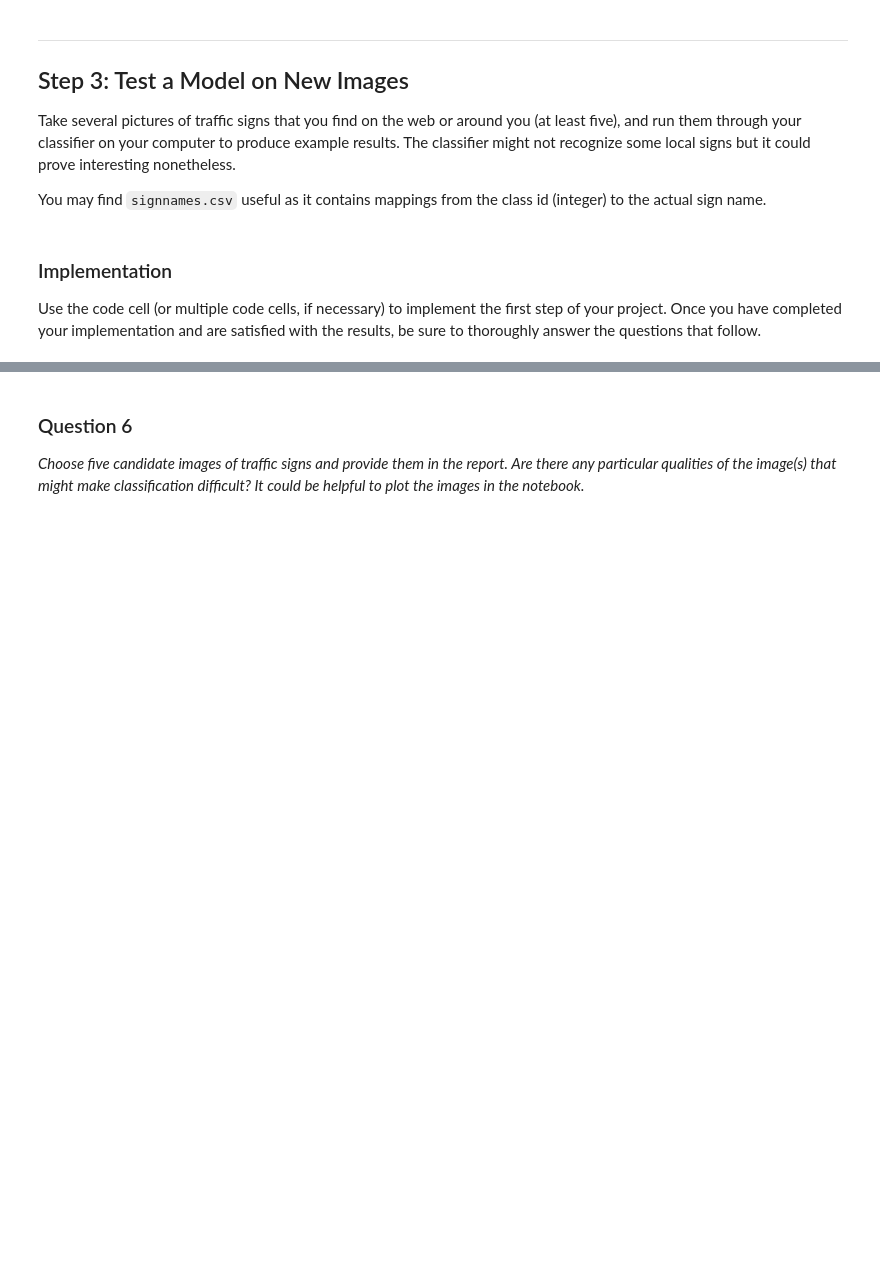
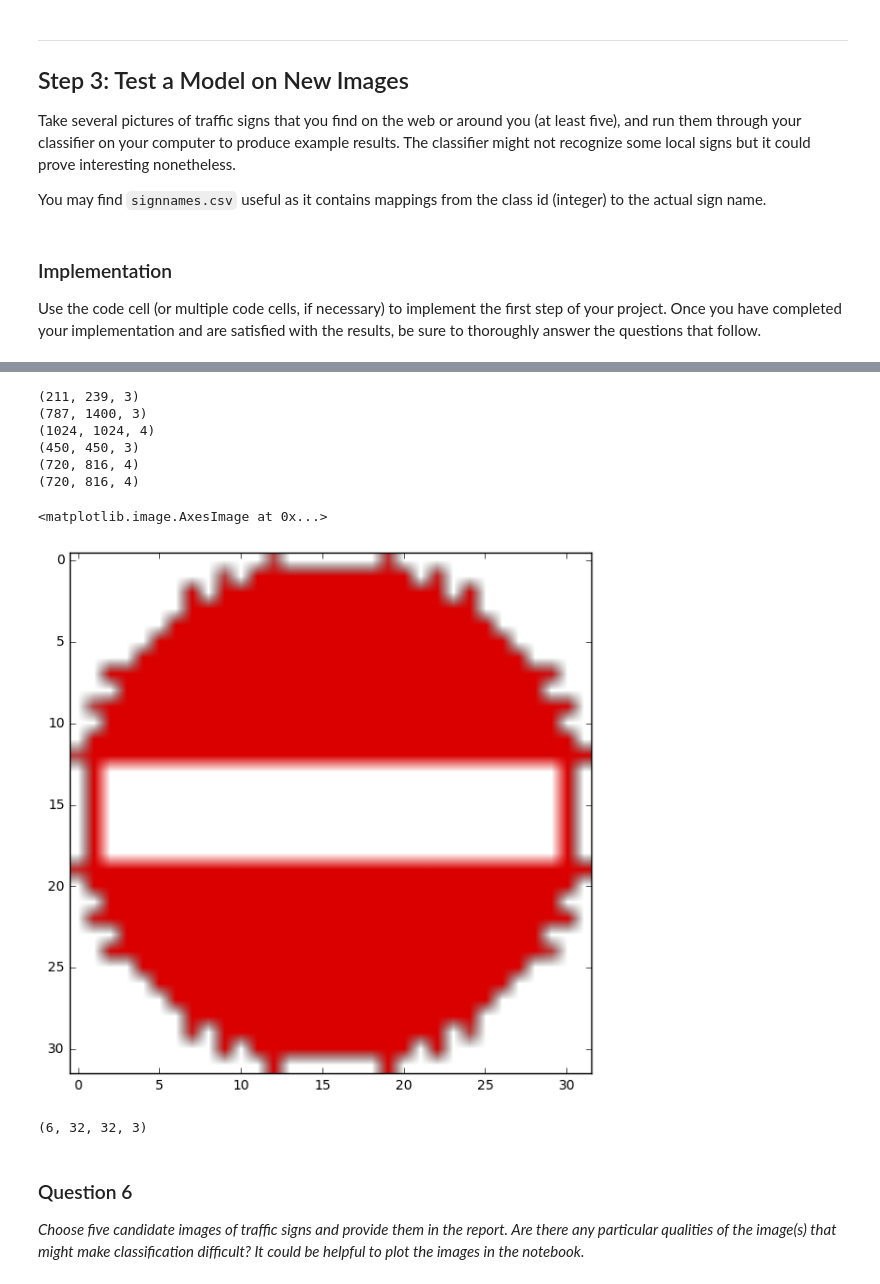
Before and after one commit to tiandiao123/traffic_sign_classifier, a Jupyter notebook: Traffic_Sign_Classifier.ipynb, the cells around one changed output, grey strips where cells are left out. Cells and saved outputs as stored; diff of their text form; code cells hidden in the pictures; blank space fills up the shorter version.

```diff
--- a/Traffic_Sign_Classifier.ipynb
+++ b/Traffic_Sign_Classifier.ipynb
@@ -616,0 +629,40 @@ image[1].shape
+# %%
+print(image1.shape)
+print(image2.shape)
+print(image3.shape)
+print(image4.shape)
+print(image5.shape)
+print(image6.shape)
+# %% [output]
+(211, 239, 3)
+(787, 1400, 3)
+(1024, 1024, 4)
+(450, 450, 3)
+(720, 816, 4)
+(720, 816, 4)
+# %%
+resized_image1 = cv2.resize(image1, (32, 32))
+resized_image2= cv2.resize(image2 ,(32, 32))
+resized_image3= cv2.resize(image3,(32, 32))
+resized_image4=cv2.resize(image4,(32, 32))
+resized_image5=cv2.resize(image5,(32, 32))
+resized_image6=cv2.resize(image6,(32, 32))
+# %%
+plt.imshow(resized_image3)
+# %% [output]
+<matplotlib.image.AxesImage at 0x...>
+[figure, added]
+# %%
+### Run the predictions here.
+### Feel free to use as many code cells as needed.
+selected_images=[]
+selected_images.append(resized_image1[:,:,0:3])
+selected_images.append(resized_image2[:,:,0:3])
+selected_images.append(resized_image3[:,:,0:3])
+selected_images.append(resized_image4[:,:,0:3])
+selected_images.append(resized_image5[:,:,0:3])
+selected_images.append(resized_image6[:,:,0:3])
+selected_images=np.array(selected_images)
+selected_images.shape
+# %% [output]
+(6, 32, 32, 3)
```
Also changed, not shown: parts of 18 cells of this notebook, 13 other files.
